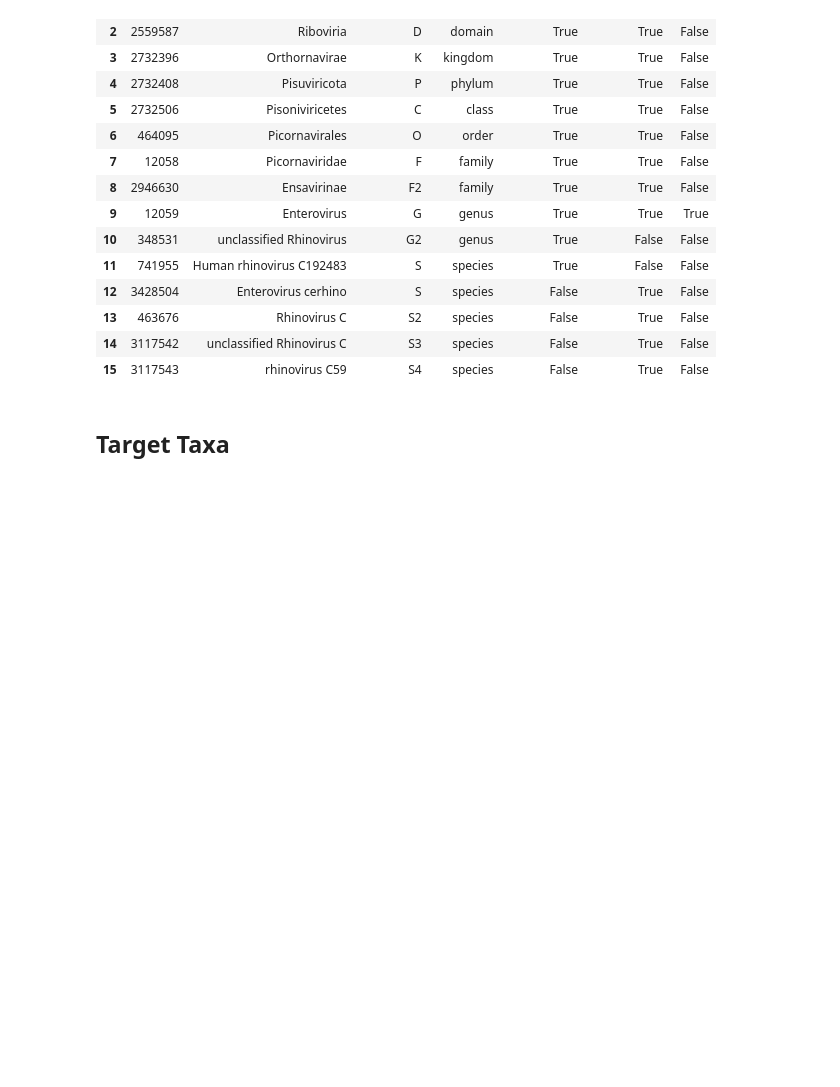
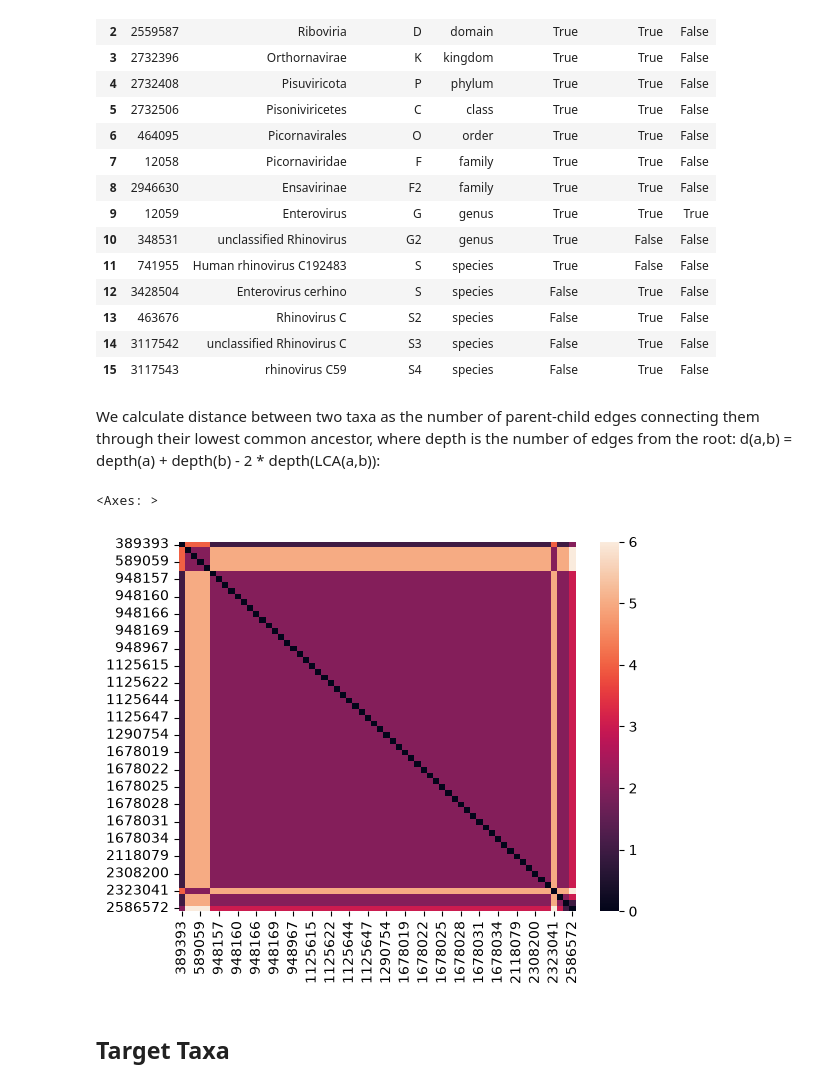
Before and after one commit to SwabSeq/taxutils, a Jupyter notebook: examples/example.ipynb, the cells around one changed output. Drawn from its saved outputs; the diff is of its cells as text; code cells hidden in the pictures; blank space fills up the shorter version.

Commit message:
example update, get_distance

```diff
--- a/examples/example.ipynb
+++ b/examples/example.ipynb
@@ -205,6 +205,16 @@ display(
 | 13 | 463676 | Rhinovirus C | S2 | species | False | True | False |
 | 14 | 3117542 | unclassified Rhinovirus C | S3 | species | False | True | False |
 | 15 | 3117543 | rhinovirus C59 | S4 | species | False | True | False |
+# %% [markdown]
+We calculate distance between two taxa as the number of parent-child edges connecting them through their lowest common ancestor, where depth is the number of edges from the root: d(a,b) = depth(a) + depth(b) - 2 * depth(LCA(a,b)):
+# %%
+import seaborn as sns
+sns.heatmap(
+    rv_c["taxon"].apply(lambda a: rv_c["taxon"].apply(lambda b: tu.get_distance(a, b)))
+)
+# %% [output]
+<Axes: >
+[figure, added]
 # %% [markdown]
 ## Target Taxa
 # %% [markdown]
```
Also changed, not shown: parts of 2 cells of this notebook, 4 other files.
